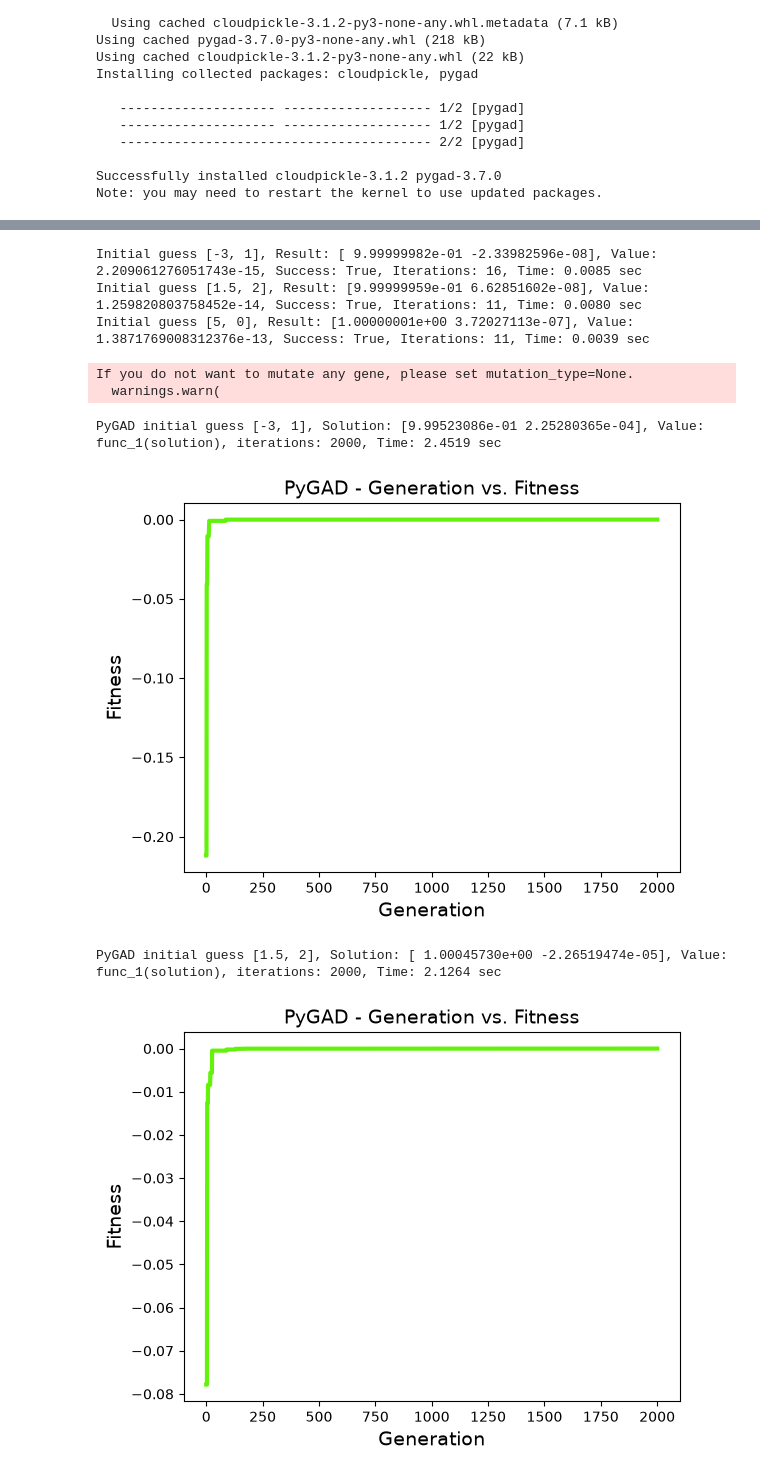
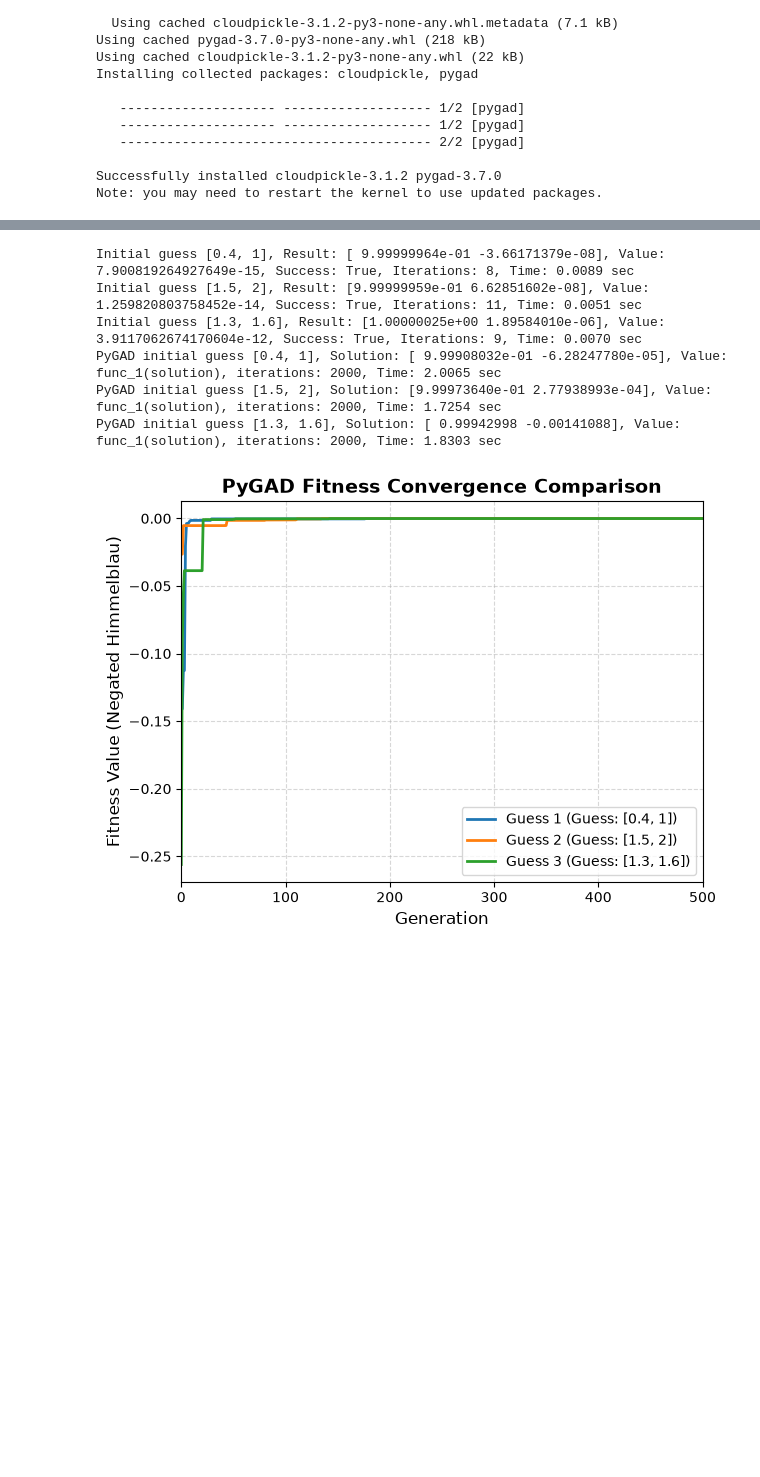
Before and after one commit to PawanRathoreStr/assignment-4-Pawan_Rathore, a Jupyter notebook: Assignment_4_TODO.ipynb, the cells around one changed output, grey strips where cells are left out. Drawn from its saved outputs; the diff is of its cells as text; code cells hidden in the pictures; blank space fills up the shorter version.

```diff
--- a/Assignment_4_TODO.ipynb
+++ b/Assignment_4_TODO.ipynb
@@ -161,15 +209,25 @@ Z = func_1([X, Y])
 fig = plt.figure(figsize=(12,5))
 ax1 = fig.add_subplot(121)
 cp = ax1.contour(X, Y, Z, levels=50)
+# Plotting initial guesses on 2D
+for i, guess in enumerate(init_guesses):
+    ax1.scatter(guess[0], guess[1], color='red', s=100, edgecolors='black', zorder=5,
+                label='Initial Guess' if i == 0 else "")
+    ax1.text(guess[0] + 0.2, guess[1] + 0.1, f"G{i+1}", fontsize=10, weight='bold', color='black')
 ax1.set_title("Function 2D")
 ax2 = fig.add_subplot(122, projection='3d')
 ax2.plot_surface(X, Y, Z, cmap='jet', alpha=0.8)
+# Plotting initial guesses on 3D
+for i, guess in enumerate(init_guesses):
+    z_val = himmelblau(guess)
+    ax2.scatter(guess[0], guess[1], z_val, color='red', s=100, edgecolors='black', depthshade=False)
+    ax2.text(guess[0], guess[1], z_val + 20, f"G{i+1}", color='black', weight='bold')
 ax2.set_title("Function 3D")
 plt.show()
 
 elapsed_time = []
 # Scipy Optimization
-init_guesses = [[-3, 1], [1.5, 2], [5, 0]]
+init_guesses = [[0.4, 1], [1.5, 2], [1.3, 1.6]]
 for guess in init_guesses:
     start_time = time.perf_counter()   # start timer
     result = minimize(func_1, guess, method='BFGS')
@@ -182,7 +240,7 @@ def fitness_func(ga_instance, solution, solution_idx):
     return -func_1(solution) # pygad maximizes, so negate
 
 elapsed_time = []
-for guess in init_guesses:
+for i, guess in enumerate(init_guesses):
     start_time = time.perf_counter()   # start timer
     ga_instance = pygad.GA(num_generations=2000,
                            sol_per_pop=20,
@@ -198,6 +256,22 @@ for guess in init_guesses:
     end_time = time.perf_counter()     # end timer
     elapsed_time = end_time - start_time
     print(f"PyGAD initial guess {guess}, Solution: {solution}, Value: func_1(solution), iterations: {iters}, Time: {elapsed_time:.4f} sec")
-    #Uncomment to plot fitness:
-    ga_instance.plot_fitness()
+    # 2. Extract and plot the current loop's history to the shared canvas
+    fitness_history = ga_instance.best_solutions_fitness
+    plt.plot(fitness_history, label=f"Guess {i+1} (Guess: {guess})", linewidth=2)
+
+# 3. Finalize and style the combined chart AFTER the loop finishes
+plt.title("PyGAD Fitness Convergence Comparison", fontsize=14, weight='bold')
+plt.xlabel("Generation", fontsize=12)
+plt.ylabel("Fitness Value (Negated Himmelblau)", fontsize=12)
+
+# 4. Zoom in to bypass massive negative outliers at the start
+plt.xlim(0,500)
+
+plt.grid(True, linestyle='--', alpha=0.5)
+plt.legend(loc="lower right") # Displays the color key for all runs
+plt.tight_layout()
+plt.show() # Renders everything together on one screen
+#Uncomment to plot fitness:
+#   ga_instance.plot_fitness()
 # %% [output]
@@ -205,9 +279,7 @@ for guess in init_guesses:
-Initial guess [-3, 1], Result: [ 9.99999982e-01 -2.33982596e-08], Value: 2.209061276051743e-15, Success: True, Iterations: 16, Time: 0.0085 sec
-Initial guess [1.5, 2], Result: [9.99999959e-01 6.62851602e-08], Value: 1.259820803758452e-14, Success: True, Iterations: 11, Time: 0.0080 sec
-Initial guess [5, 0], Result: [1.00000001e+00 3.72027113e-07], Value: 1.3871769008312376e-13, Success: True, Iterations: 11, Time: 0.0039 sec
+Initial guess [0.4, 1], Result: [ 9.99999964e-01 -3.66171379e-08], Value: 7.900819264927649e-15, Success: True, Iterations: 8, Time: 0.0089 sec
+Initial guess [1.5, 2], Result: [9.99999959e-01 6.62851602e-08], Value: 1.259820803758452e-14, Success: True, Iterations: 11, Time: 0.0051 sec
+Initial guess [1.3, 1.6], Result: [1.00000025e+00 1.89584010e-06], Value: 3.9117062674170604e-12, Success: True, Iterations: 9, Time: 0.0070 sec
+PyGAD initial guess [0.4, 1], Solution: [ 9.99908032e-01 -6.28247780e-05], Value: func_1(solution), iterations: 2000, Time: 2.0065 sec
+PyGAD initial guess [1.5, 2], Solution: [9.99973640e-01 2.77938993e-04], Value: func_1(solution), iterations: 2000, Time: 1.7254 sec
+PyGAD initial guess [1.3, 1.6], Solution: [ 0.99942998 -0.00141088], Value: func_1(solution), iterations: 2000, Time: 1.8303 sec
-If you do not want to mutate any gene, please set mutation_type=None.
-  warnings.warn(
-PyGAD initial guess [-3, 1], Solution: [9.99523086e-01 2.25280365e-04], Value: func_1(solution), iterations: 2000, Time: 2.4519 sec
-[figure, old version]
+[figure, new version]
-PyGAD initial guess [1.5, 2], Solution: [ 1.00045730e+00 -2.26519474e-05], Value: func_1(solution), iterations: 2000, Time: 2.1264 sec
-[figure, removed]
```
Also changed, not shown: parts of 4 cells of this notebook.
